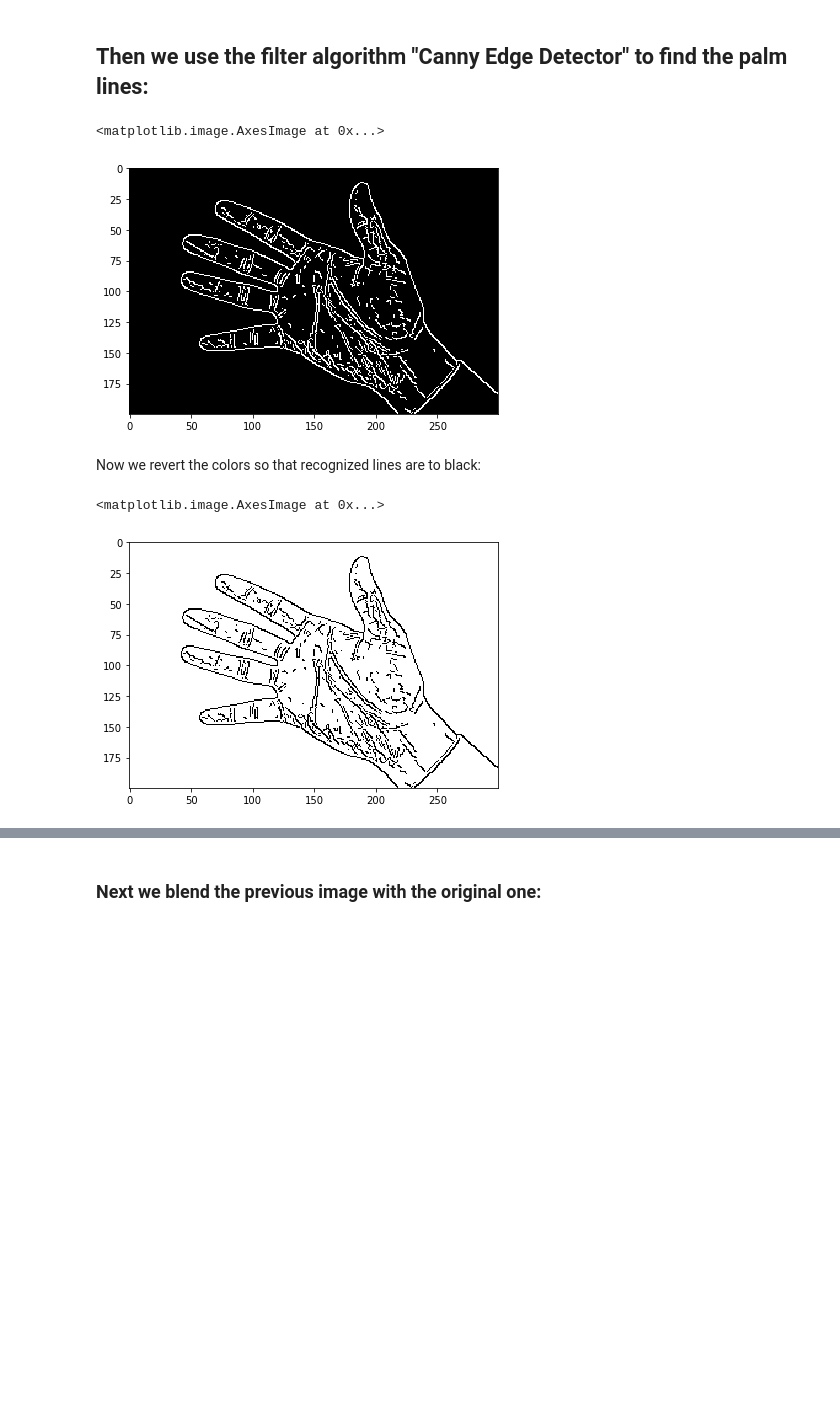
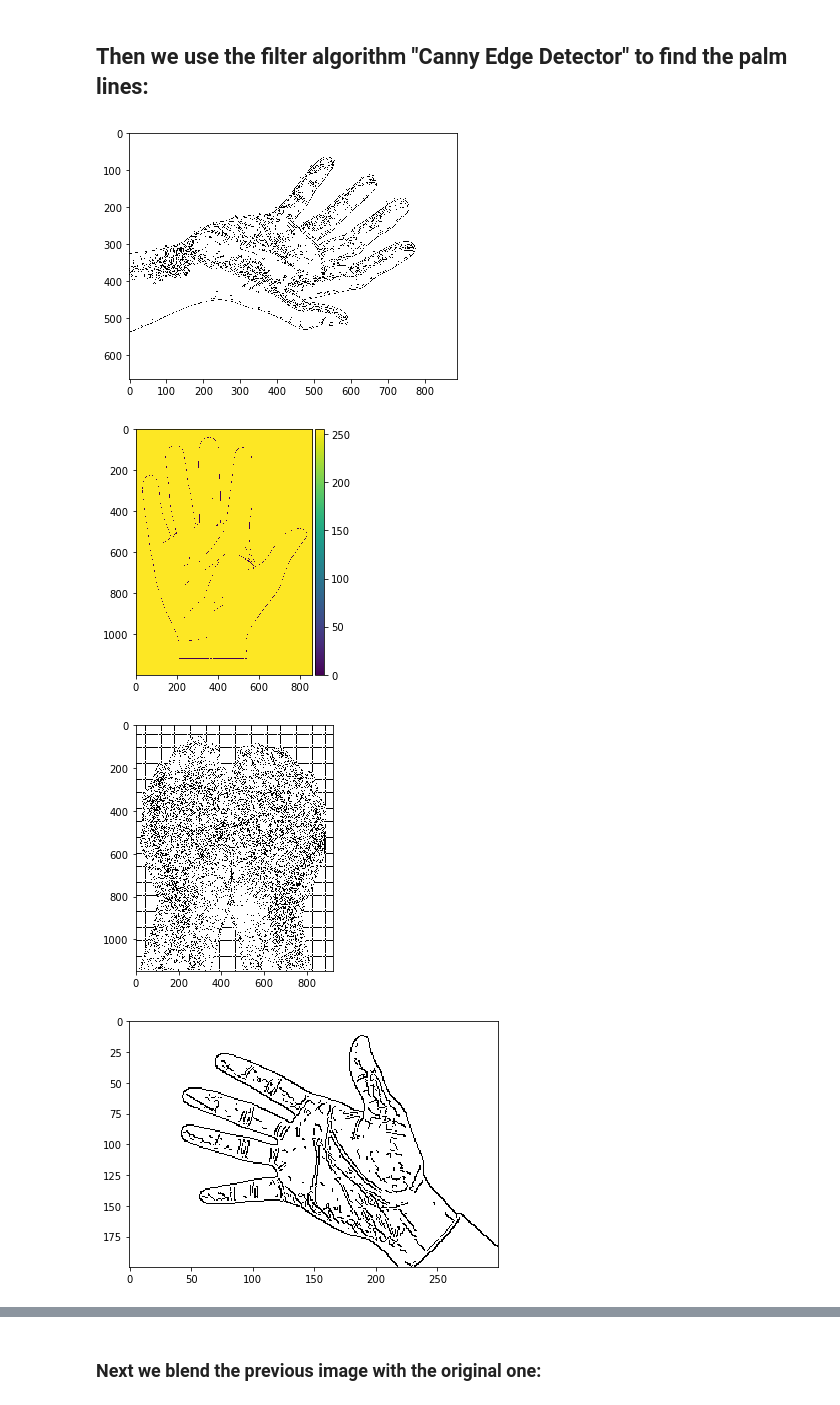
Before and after one commit to victorvianaom/My-Kaggle-Notebooks, a Jupyter notebook: Finding Palm Lines - ML for Image - CH#6.ipynb, the cells around one changed output, grey strips where cells are left out. Drawn from its saved outputs; the diff is of its cells as text; code cells hidden in the pictures; blank space fills up the shorter version.

Commit message:
finished finding palm lines

```diff
--- a/Finding Palm Lines - ML for Image - CH#6.ipynb
+++ b/Finding Palm Lines - ML for Image - CH#6.ipynb
@@ -60,20 +61,19 @@ show_images(gray)
 # %% [markdown]
 ## Then we use the filter algorithm "Canny Edge Detector" to find the palm lines:
-# %%
-edges0 = cv2.Canny(gray0, 40, 55, apertureSize=3)
-
-figure(0)
-io.imshow(edges0)
-# %% [output]
-<matplotlib.image.AxesImage at 0x...>
-[figure, removed]
-# %% [markdown]
-Now we revert the colors so that recognized lines are to black:
-# %%
-edges0 = cv2.bitwise_not(edges0)
-
-figure(0)
-io.imshow(edges0)
-# %% [output]
-<matplotlib.image.AxesImage at 0x...>
-[figure, removed]
+# %%
+def detect_edges(grays):
+    edges = []
+    for gray in grays:
+        edge = cv2.Canny(gray, 40, 55, apertureSize=3)
+        # making the lines black:
+        edge = cv2.bitwise_not(edge)
+        edges.append(edge)
+    return edges
+
+edges = detect_edges(grays)
+show_images(edges)
+# %% [output]
+[figure, added]
+[figure, added]
+[figure, added]
+[figure, added]
```
Also changed, not shown: parts of 6 cells of this notebook.
